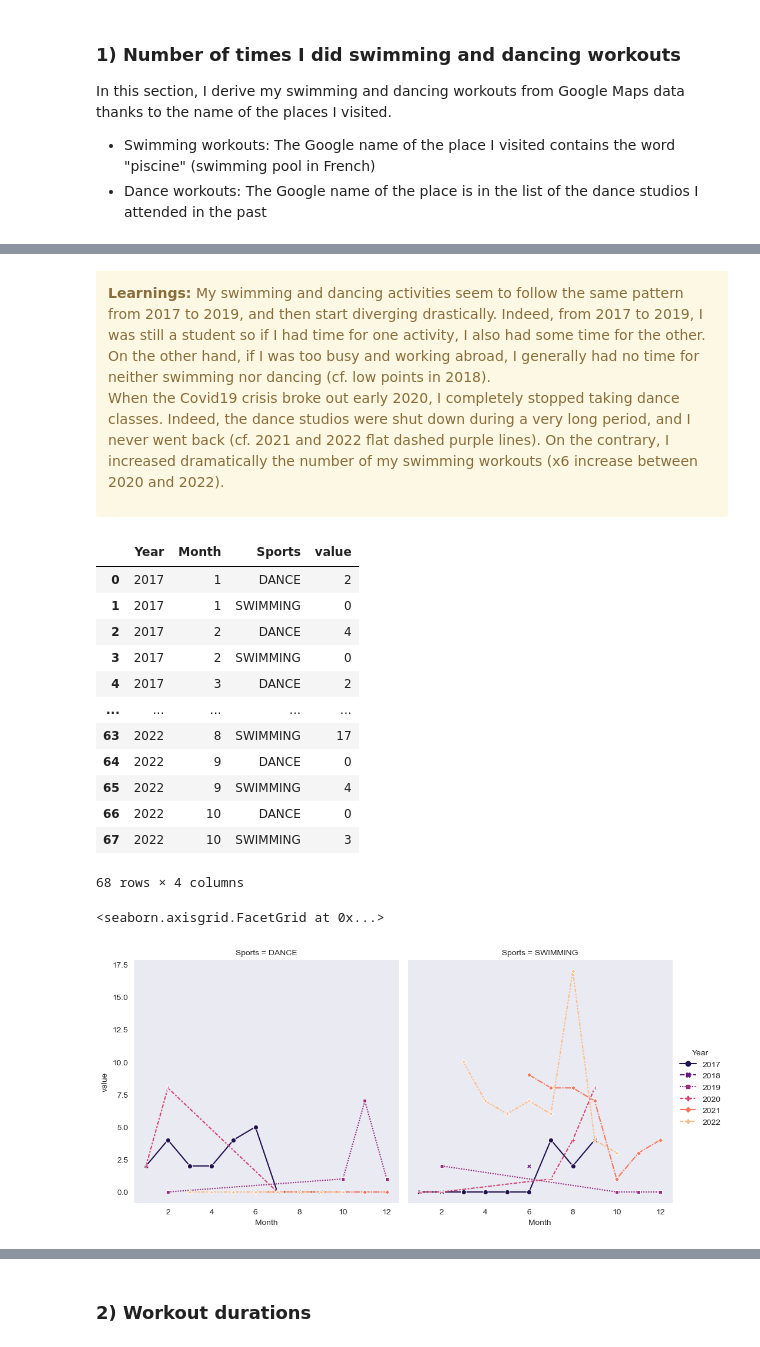
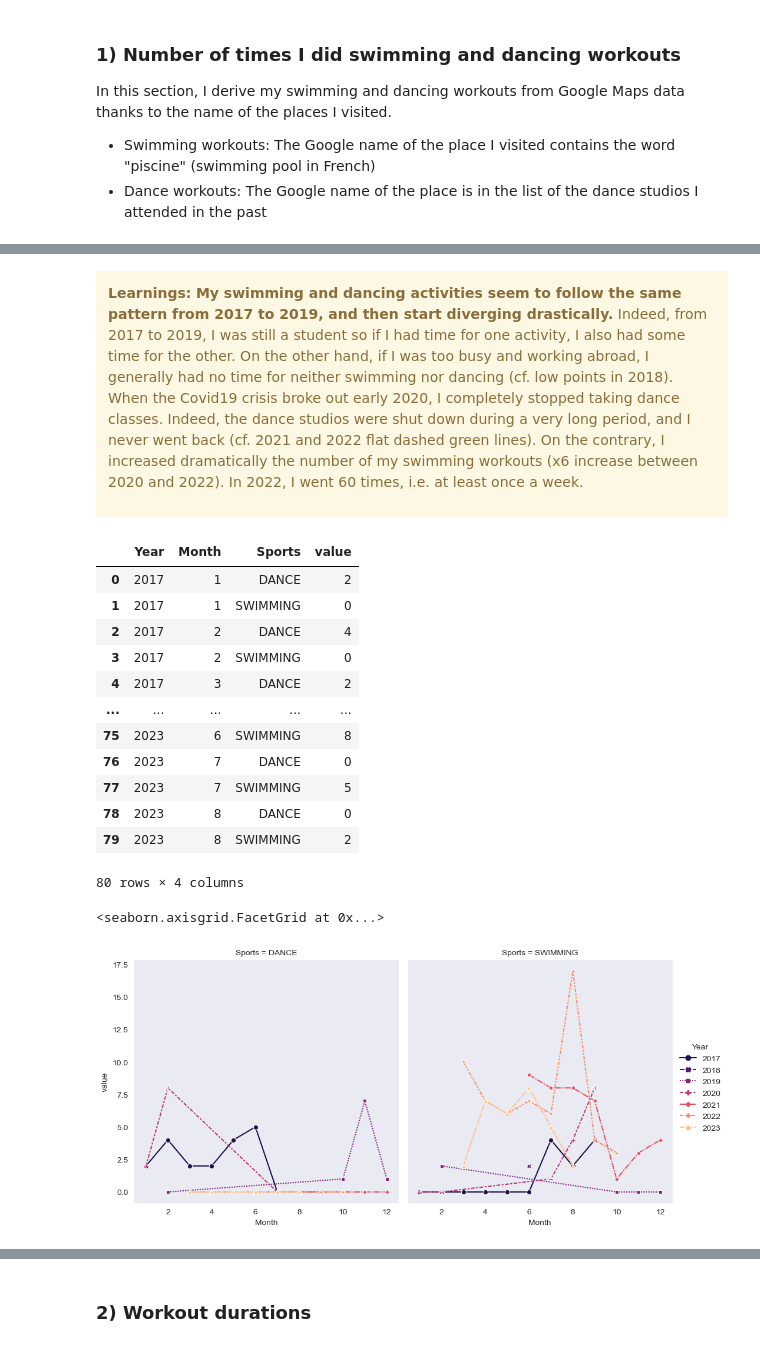
Before and after one commit to MargotMarchais/Samsung_Health_revamp, a Jupyter notebook: Part2_Google_Maps_Analysis_public_version.ipynb, the cells around one changed output, grey strips where cells are left out. Saved outputs shown, nothing was run; the diff lists cells and outputs as text; code cells hidden in the pictures.

Commit message:
Stylized titles and updated data until July 2023

```diff
--- a/Part2_Google_Maps_Analysis_public_version.ipynb
+++ b/Part2_Google_Maps_Analysis_public_version.ipynb
@@ -52,14 +56,14 @@ Note: For this step, I am very grateful to the software engineer [Maksym Kozlenk
 # Objective: Import all the JSON data related to place visited (respectively activities) into a single file
 
 # Provide the path to my Google Location History takeout file
-history_data_file = "C:/Users/margo/Documents/Documents/Formation/Github/Google_Maps_Location_History/takeout-20221120T190757Z-001.zip"
+history_data_file = "C:/Users/margo/Documents/Documents/Formation/Github/Google_Maps_Location_History/takeout-20230806T160809Z-001.zip"
 
 # Store all places visited into the array called "place_visits", and all activities into the array called "activity_segments".
 # For now, we set both arrays as empty.
 place_visits = []
 activity_segments = []
 
-# Google Maps data are obtained through a zip file (cf. folder "takeout-20221120T190757Z-001" mentioned in the history_data_file variable).
+# Google Maps data are obtained through a zip file (cf. folder "takeout-20230806T160809Z-001" mentioned in the history_data_file variable).
     # In this zip file, there are many folders and files that we want to open and read their information.
 with ZipFile(history_data_file) as myzip:
     for file in myzip.filelist[:]:
@@ -484,9 +500,9 @@ sns.lineplot(data = sports_year, x= "Year", y= "value", hue = "Sports", ci= None
 # %% [markdown]
 <div class="alert alert-block alert-warning">
 <b>Learnings:</b>
-My swimming and dancing activities seem to follow the same pattern from 2017 to 2019, and then start diverging drastically. Indeed, from 2017 to 2019, I was still a student so if I had time for one activity, I also had some time for the other. On the other hand, if I was too busy and working abroad, I generally had no time for neither swimming nor dancing (cf. low points in 2018).
+<b>My swimming and dancing activities seem to follow the same pattern from 2017 to 2019, and then start diverging drastically.</b> Indeed, from 2017 to 2019, I was still a student so if I had time for one activity, I also had some time for the other. On the other hand, if I was too busy and working abroad, I generally had no time for neither swimming nor dancing (cf. low points in 2018).
 
-When the Covid19 crisis broke out early 2020, I completely stopped taking dance classes. Indeed, the dance studios were shut down during a very long period, and I never went back (cf. 2021 and 2022 flat dashed purple lines). On the contrary, I increased dramatically the number of my swimming workouts (x6 increase between 2020 and 2022).
+When the Covid19 crisis broke out early 2020, I completely stopped taking dance classes. Indeed, the dance studios were shut down during a very long period, and I never went back (cf. 2021 and 2022 flat dashed green lines). On the contrary, I increased dramatically the number of my swimming workouts (x6 increase between 2020 and 2022). In 2022, I went 60 times, i.e. at least once a week.
 </div>
 # %%
 #MONTH ANALYSIS: For every month and every year, I count the number of times I went to the swimming pool and dance classes
@@ -512,22 +528,22 @@ sports_month
 | 3 | 2017 | 2 | SWIMMING | 0 |
 | 4 | 2017 | 3 | DANCE | 2 |
 | ... | ... | ... | ... | ... |
-| 63 | 2022 | 8 | SWIMMING | 17 |
-| 64 | 2022 | 9 | DANCE | 0 |
-| 65 | 2022 | 9 | SWIMMING | 4 |
-| 66 | 2022 | 10 | DANCE | 0 |
-| 67 | 2022 | 10 | SWIMMING | 3 |
+| 75 | 2023 | 6 | SWIMMING | 8 |
+| 76 | 2023 | 7 | DANCE | 0 |
+| 77 | 2023 | 7 | SWIMMING | 5 |
+| 78 | 2023 | 8 | DANCE | 0 |
+| 79 | 2023 | 8 | SWIMMING | 2 |
-68 rows × 4 columns
+80 rows × 4 columns
 # %%
 # Lineplot (monthly analysis)
 sns.set_style("dark")
-palette_6 = sns.color_palette("magma", 6)
+palette_7 = sns.color_palette("magma", 7)
 sns.relplot(data = sports_month, x= "Month", y= "value", hue = "Year", ci= None,
             kind= "line", col="Sports",
-             markers=True, style="Year", palette = palette_6)
+             markers=True, style="Year", palette = palette_7)
 # %% [output]
 <seaborn.axisgrid.FacetGrid at 0x...>
-[figure, old version]
+[figure, new version]
 # %% [markdown]
 <div class="alert alert-block alert-warning">
 <b>Learnings:</b>
```
Also changed, not shown: parts of 33 cells of this notebook.
